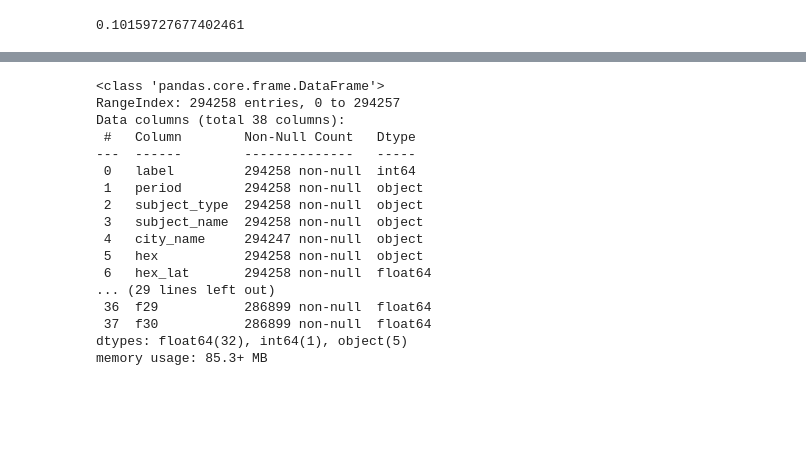
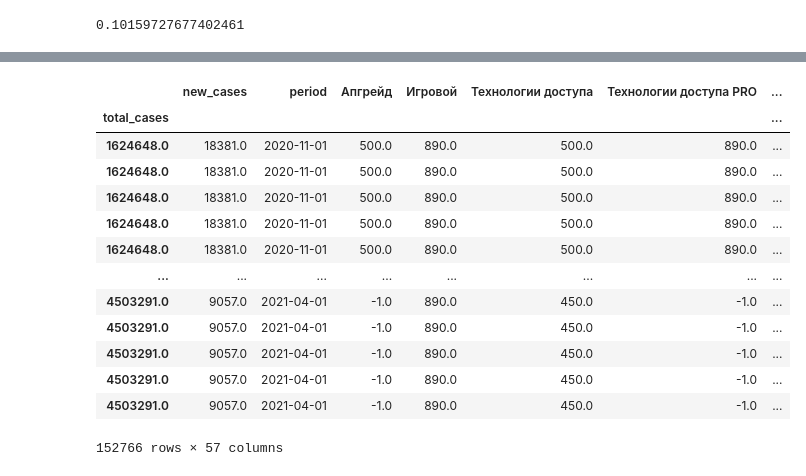
Before and after one commit to mansasha21/sftb-rostelecom, a Jupyter notebook: baseline.ipynb, the cells around one changed output, grey strips where cells are left out. Cells and saved outputs as stored; diff of their text form; code cells hidden in the pictures; blank space fills up the shorter version.

```diff
--- a/baseline.ipynb
+++ b/baseline.ipynb
@@ -284,0 +479,21 @@ val_df[cat_cols] = val_df[cat_cols].fillna('NaN')
+# %%
+from lightautoml.automl.presets.tabular_presets import TabularAutoML, TabularUtilizedAutoML
+
+
+train_feat = pd.read_csv('data/train_catugra_merged_table_with_covid.csv', sep=';')
+test_feat = pd.read_csv('data/test_catugra_merged_table_with_covid.csv', sep=';')
+# %%
+def process_period(try_set):
+    try_set = try_set.drop(['total_cases', 'new_cases'], axis=1)
+
+    try_set['period'] = pd.to_datetime(try_set['period'])
+    try_set['year'] = try_set['period'].dt.year
+    try_set['month'] = try_set['period'].dt.month
+    try_set['day'] = try_set['period'].dt.day
+    try_set['cos_month'] = np.cos(try_set['period'].dt.day)
+    drop_cols = ['period','day']
+    try_set.drop(drop_cols, axis=1, inplace=True)
+    return try_set
+
+train_feat = process_period(train_feat)
+test_feat = process_period(test_feat)
@@ -361,21 +555,17 @@ array([[1., 0.],
-# %%
-train_df = pd.read_csv('data/train.csv', sep=';')
-train_df.info()
-# %% [output]
-<class 'pandas.core.frame.DataFrame'>
-RangeIndex: 294258 entries, 0 to 294257
-Data columns (total 38 columns):
- #   Column        Non-Null Count   Dtype
----  ------        --------------   -----
- 0   label         294258 non-null  int64
- 1   period        294258 non-null  object
- 2   subject_type  294258 non-null  object
- 3   subject_name  294258 non-null  object
- 4   city_name     294247 non-null  object
- 5   hex           294258 non-null  object
- 6   hex_lat       294258 non-null  float64
-... (29 lines left out)
- 36  f29           286899 non-null  float64
- 37  f30           286899 non-null  float64
-dtypes: float64(32), int64(1), object(5)
-memory usage: 85.3+ MB
+# %%
+test_feat
+# %% [output]
+|  | new_cases | period | Апгрейд | Игровой | Технологии доступа | Технологии доступа PRO | ... |
+| total_cases |  |  |  |  |  |  | ... |
+| 1624648.0 | 18381.0 | 2020-11-01 | 500.0 | 890.0 | 500.0 | 890.0 | ... |
+| 1624648.0 | 18381.0 | 2020-11-01 | 500.0 | 890.0 | 500.0 | 890.0 | ... |
+| 1624648.0 | 18381.0 | 2020-11-01 | 500.0 | 890.0 | 500.0 | 890.0 | ... |
+| 1624648.0 | 18381.0 | 2020-11-01 | 500.0 | 890.0 | 500.0 | 890.0 | ... |
+| 1624648.0 | 18381.0 | 2020-11-01 | 500.0 | 890.0 | 500.0 | 890.0 | ... |
+| ... | ... | ... | ... | ... | ... | ... | ... |
+| 4503291.0 | 9057.0 | 2021-04-01 | -1.0 | 890.0 | 450.0 | -1.0 | ... |
+| 4503291.0 | 9057.0 | 2021-04-01 | -1.0 | 890.0 | 450.0 | -1.0 | ... |
+| 4503291.0 | 9057.0 | 2021-04-01 | -1.0 | 890.0 | 450.0 | -1.0 | ... |
+| 4503291.0 | 9057.0 | 2021-04-01 | -1.0 | 890.0 | 450.0 | -1.0 | ... |
+| 4503291.0 | 9057.0 | 2021-04-01 | -1.0 | 890.0 | 450.0 | -1.0 | ... |
+152766 rows × 57 columns
```
Also changed, not shown: parts of 13 cells of this notebook, 2 other files.
